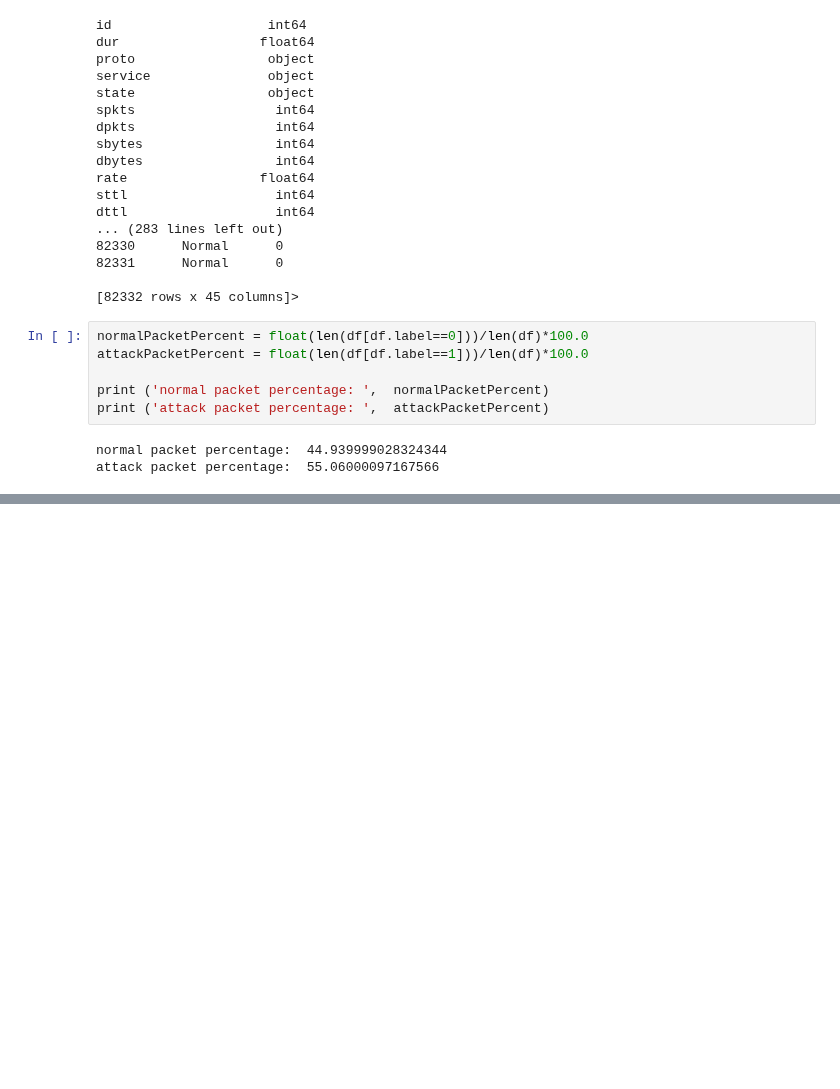
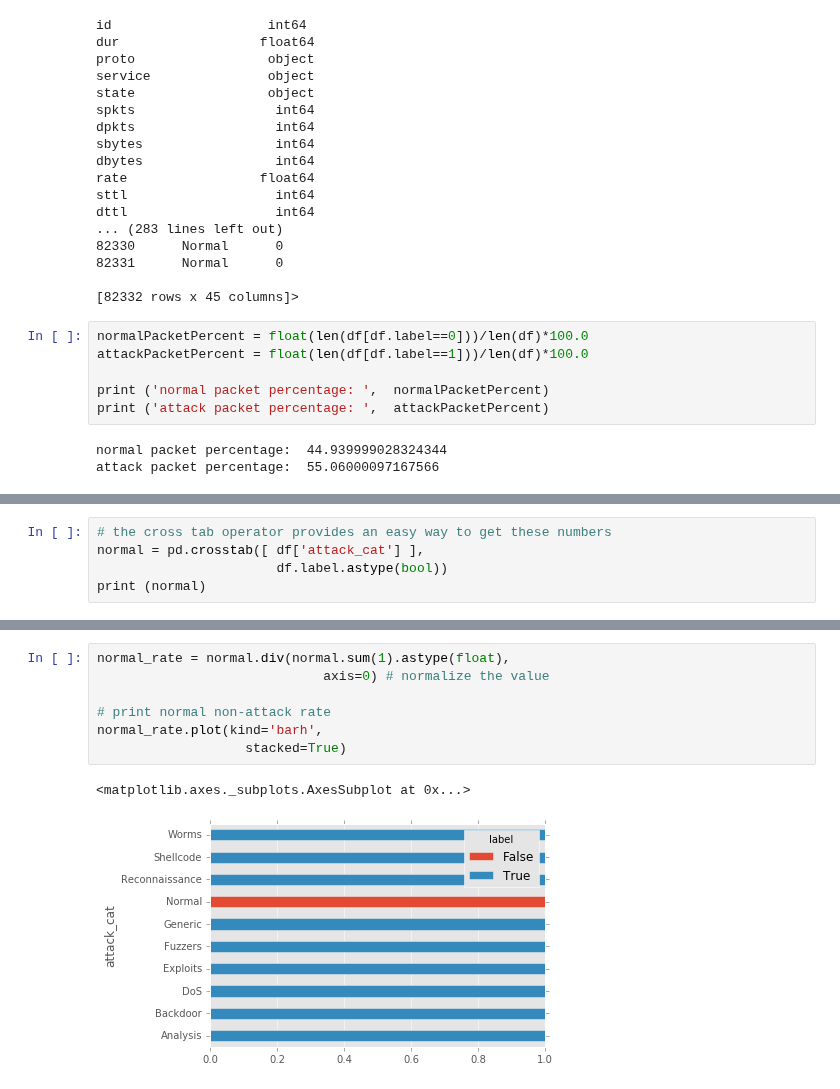
Before and after one commit to Dangerbotz/network_intrusion_detection_system, a Jupyter notebook: randy_detection_system.ipynb, the cells around one changed output, grey strips where cells are left out. Saved outputs shown, nothing was run; the diff lists cells and outputs as text; blank space fills up the shorter version.

```diff
--- a/randy_detection_system.ipynb
+++ b/randy_detection_system.ipynb
@@ -60,0 +99,5 @@ attack packet percentage:  55.06000097167566
+# %%
+# the cross tab operator provides an easy way to get these numbers
+normal = pd.crosstab([ df['attack_cat'] ],
+                       df.label.astype(bool))
+print (normal)
@@ -60,0 +117,10 @@ attack packet percentage:  55.06000097167566
+# %%
+normal_rate = normal.div(normal.sum(1).astype(float),
+                             axis=0) # normalize the value
+
+# print normal non-attack rate
+normal_rate.plot(kind='barh',
+                   stacked=True)
+# %% [output]
+<matplotlib.axes._subplots.AxesSubplot at 0x...>
+[figure, added]
```
Also changed, not shown: parts of 5 cells of this notebook.
